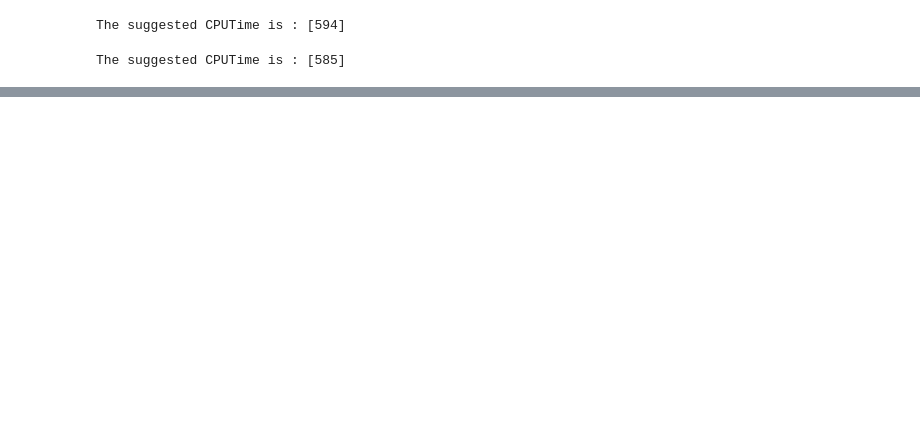
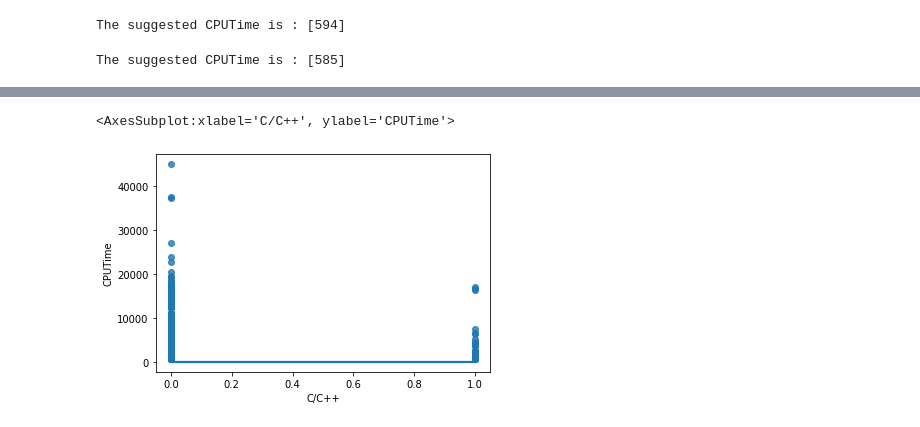
Before and after one commit to Jitendra3018/ml-project-6, a Jupyter notebook: ML_g6.ipynb, the cells around one changed output, grey strips where cells are left out. Cells and saved outputs as stored; diff of their text form; code cells hidden in the pictures; blank space fills up the shorter version.

```diff
--- a/ML_g6.ipynb
+++ b/ML_g6.ipynb
@@ -212,0 +242,7 @@ The suggested CPUTime is : [585]
+# %%
+import seaborn as sns
+t = final['C/C++']
+sns.regplot(x=t, y=y, data=final, logistic=True, ci=None)
+# %% [output]
+<AxesSubplot:xlabel='C/C++', ylabel='CPUTime'>
+[figure, added]
```
Also changed, not shown: parts of 13 cells of this notebook, 4 other files.
